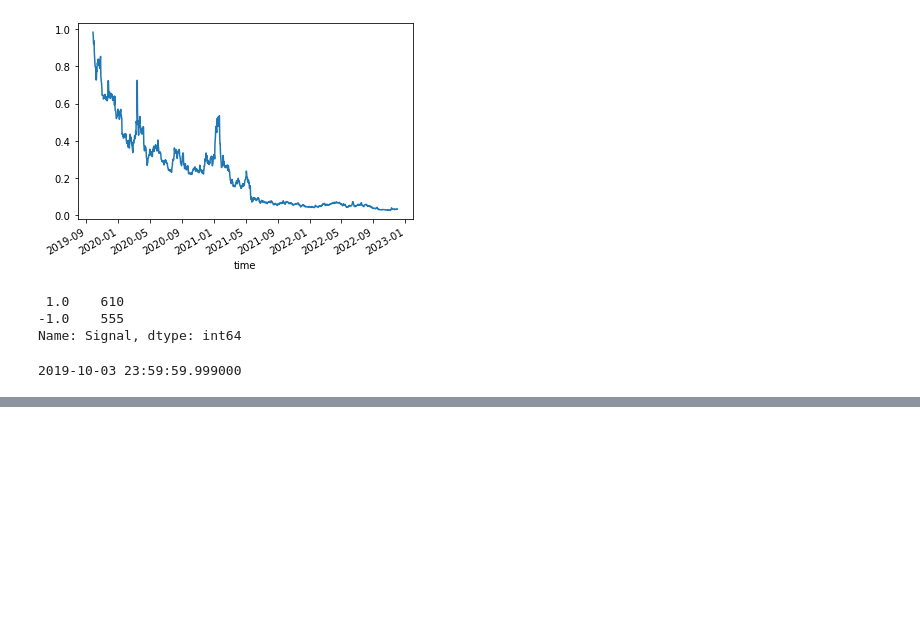
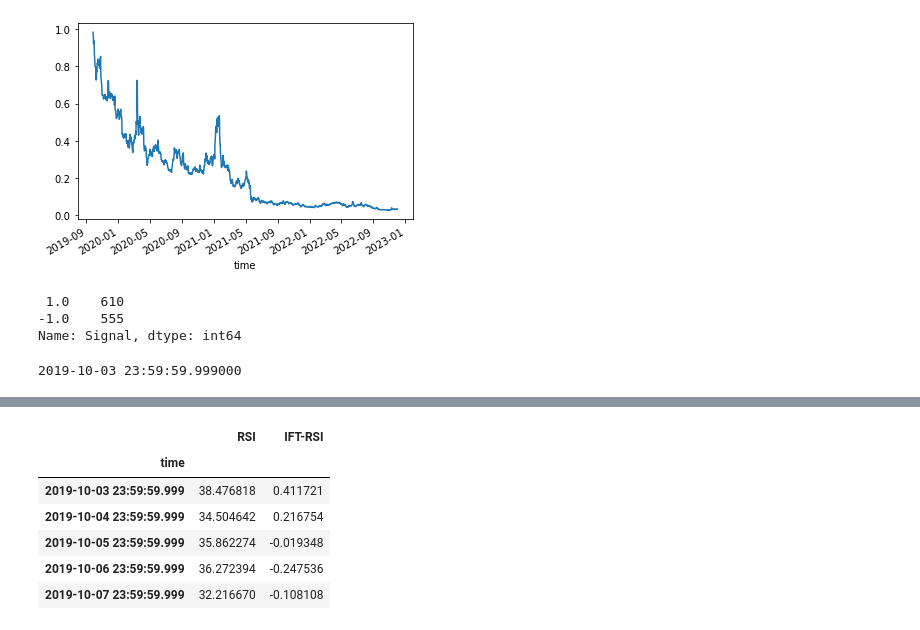
Before and after one commit to jdonnelly0804/project-2, a Jupyter notebook: justin.ipynb, the cells around one changed output, grey strips where cells are left out. Drawn from its saved outputs; the diff is of its cells as text; code cells hidden in the pictures; blank space fills up the shorter version.

```diff
--- a/justin.ipynb
+++ b/justin.ipynb
@@ -253,0 +262,15 @@ X_train.head()
+# %%
+# Generate the X_test and y_test DataFrames
+X_test = X.loc[training_end+DateOffset(months=4):]
+y_test = y.loc[training_end+DateOffset(months=4):]
+
+# Review the X_test DataFrame
+X_train.head()
+# %% [output]
+|  | RSI | IFT-RSI |
+| time |  |  |
+| 2019-10-03 23:59:59.999 | 38.476818 | 0.411721 |
+| 2019-10-04 23:59:59.999 | 34.504642 | 0.216754 |
+| 2019-10-05 23:59:59.999 | 35.862274 | -0.019348 |
+| 2019-10-06 23:59:59.999 | 36.272394 | -0.247536 |
+| 2019-10-07 23:59:59.999 | 32.216670 | -0.108108 |
```
Also changed, not shown: parts of 7 cells of this notebook.
